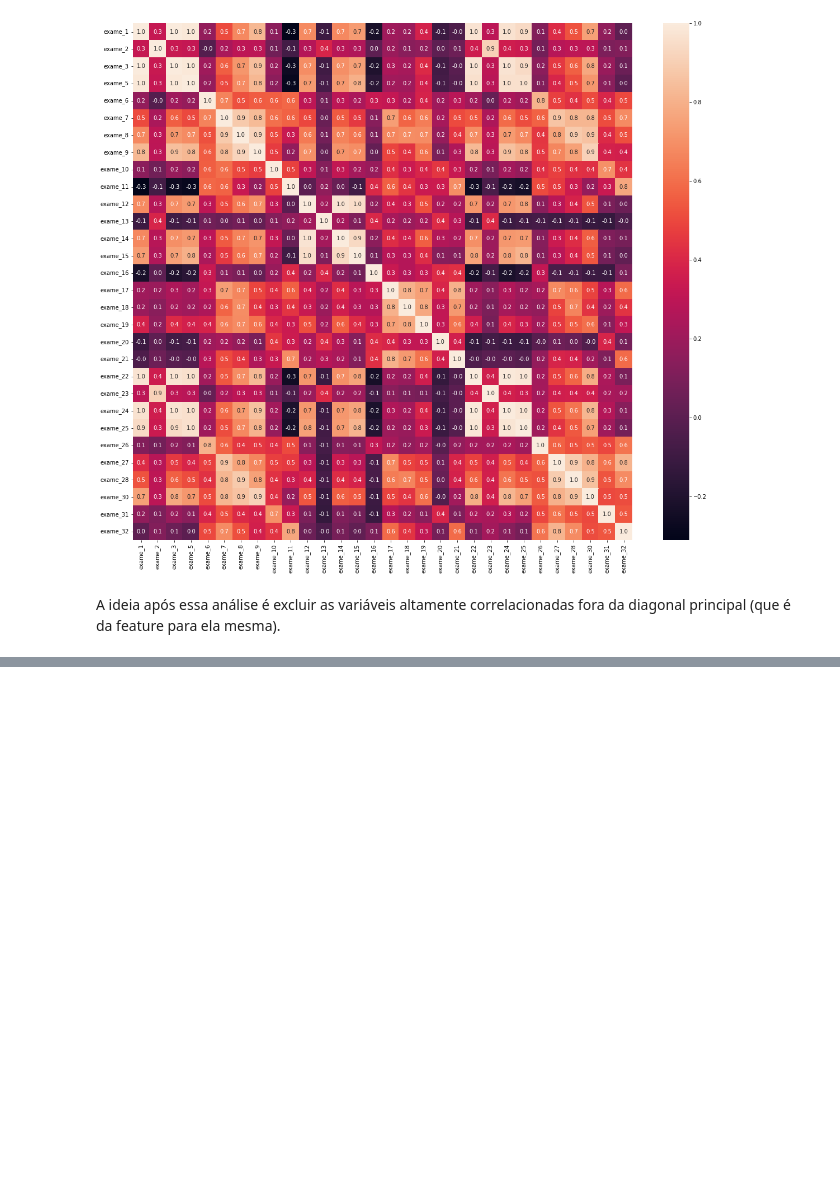
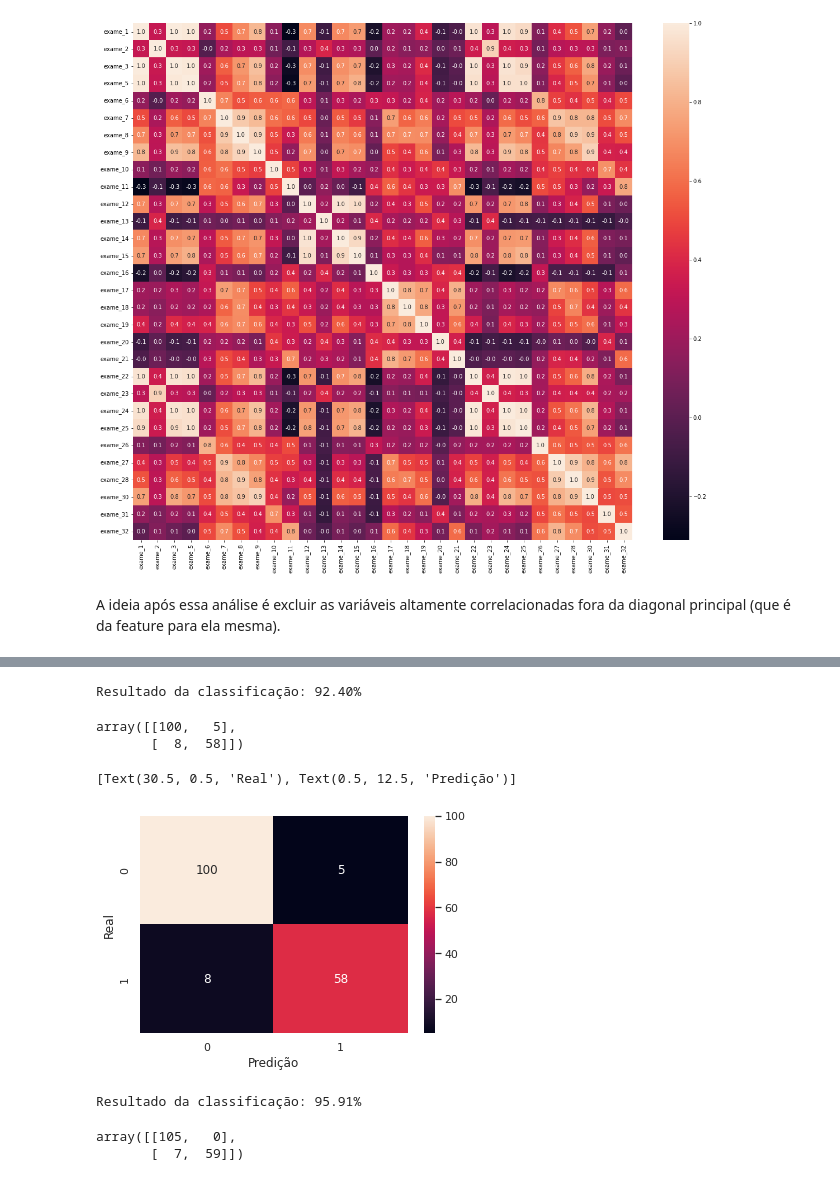
Before and after one commit to julianovale/BB_Evolution, a Jupyter notebook: 0036_AluraBB_MuitasDimensoes01.ipynb, the cells around one changed output, grey strips where cells are left out. Cells and saved outputs as stored; diff of their text form; code cells hidden in the pictures; blank space fills up the shorter version.

```diff
--- a/0036_AluraBB_MuitasDimensoes01.ipynb
+++ b/0036_AluraBB_MuitasDimensoes01.ipynb
@@ -365,0 +476,5 @@ A ideia após essa análise é excluir as variáveis altamente correlacionadas f
+# %%
+valores_exames_v6 = valores_exames_v1.drop(columns=['exame_4', 'exame_29', 'exame_3', 'exame_24'])
+# como vou utilizar como parâmetro a função de probabilidade qui-quadrado, que não aceita valores negativos, vou precisar
+# fazer a seleção de k melhores features com os valores antes da normalização, então vou excluir as features a partir dos valores_exames_v1
+valores_exames_v6.shape
@@ -365,0 +559,69 @@ A ideia após essa análise é excluir as variáveis altamente correlacionadas f
+# %%
+# com 5 k melhores features
+
+from sklearn.feature_selection import SelectKBest
+from sklearn.feature_selection import chi2
+from sklearn.model_selection import train_test_split
+SEED = 1234
+random.seed(SEED)
+
+selecionar_kmelhores = SelectKBest(chi2, k = 5)
+
+treino_x, teste_x, treino_y, teste_y = train_test_split(valores_exames_v6, diagnostico, test_size=0.3)
+
+selecionar_kmelhores.fit(treino_x, treino_y)
+treino_kbest = selecionar_kmelhores.transform(treino_x)
+teste_kbest = selecionar_kmelhores.transform(teste_x)
+
+
+from sklearn.metrics import confusion_matrix
+
+classificador = RandomForestClassifier(n_estimators=100, random_state=1234)
+classificador.fit(treino_kbest, treino_y)
+acuracia = classificador.score(teste_kbest, teste_y) * 100
+print('Resultado da classificação: %.2f%%' % acuracia)
+
+matriz_confusao = confusion_matrix(teste_y, classificador.predict(teste_kbest))
+matriz_confusao
+# %% [output]
+Resultado da classificação: 92.40%
+array([[100,   5],
+       [  8,  58]])
+# %%
+# visualizando e interpretando
+sns.set()
+sns.heatmap(matriz_confusao, annot = True, fmt = "d").set(xlabel = "Predição", ylabel = "Real")
+# %% [output]
+[Text(30.5, 0.5, 'Real'), Text(0.5, 12.5, 'Predição')]
+[figure, added]
+# %%
+# com 10 k melhores features
+
+from sklearn.feature_selection import SelectKBest
+from sklearn.feature_selection import chi2
+from sklearn.model_selection import train_test_split
+SEED = 1234
+random.seed(SEED)
+
+selecionar_kmelhores = SelectKBest(chi2, k = 10)
+
+treino_x, teste_x, treino_y, teste_y = train_test_split(valores_exames_v6, diagnostico, test_size=0.3)
+
+selecionar_kmelhores.fit(treino_x, treino_y)
+treino_kbest = selecionar_kmelhores.transform(treino_x)
+teste_kbest = selecionar_kmelhores.transform(teste_x)
+
+
+from sklearn.metrics import confusion_matrix
+
+classificador = RandomForestClassifier(n_estimators=100, random_state=1234)
+classificador.fit(treino_kbest, treino_y)
+acuracia = classificador.score(teste_kbest, teste_y) * 100
+print('Resultado da classificação: %.2f%%' % acuracia)
+
+matriz_confusao = confusion_matrix(teste_y, classificador.predict(teste_kbest))
+matriz_confusao
+# %% [output]
+Resultado da classificação: 95.91%
+array([[105,   0],
+       [  7,  59]])
```
Also changed, not shown: parts of 28 cells of this notebook.
